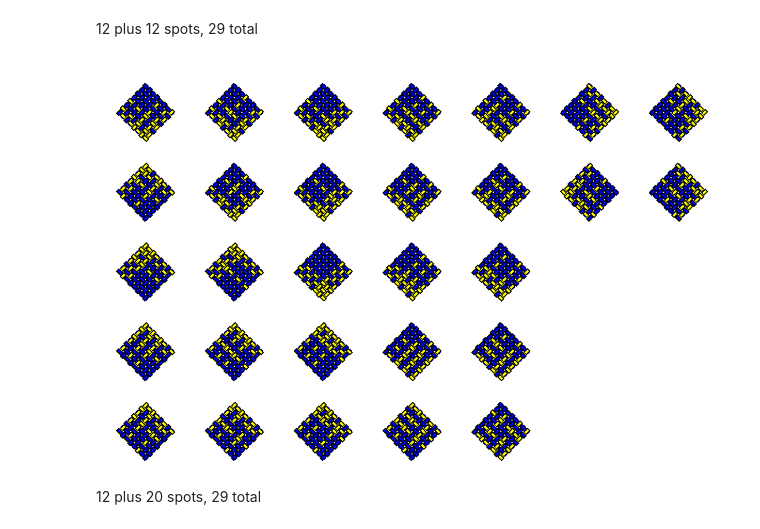
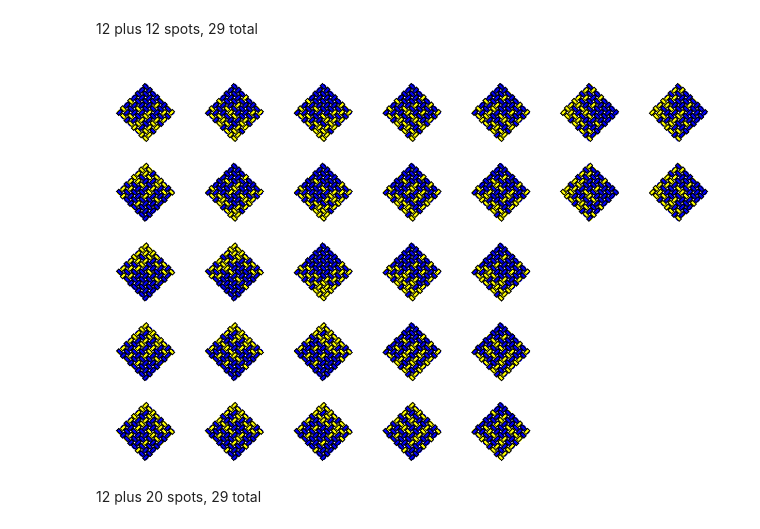
Before and after one commit to joshuarbholden/kumihimo, a Jupyter notebook: naiki_draw.ipynb, the cells around one changed output. Cells and saved outputs as stored; diff of their text form; code cells hidden in the pictures.

```diff
--- a/naiki_draw.ipynb
+++ b/naiki_draw.ipynb
@@ -469,34 +469,34 @@ using Luxor
     left = 3
     right = 3
     tiles = Tiler(currentdrawing().width, currentdrawing().height, 5, 7)
     for (pos, i) in tiles
         origin()
         translate(pos)
         grid = nothing
         if (tiles.currentcol <=5) && (tiles.currentcol >= tiles.currentrow)
             grid= fillGrid(8, bracelets[left+1][tiles.currentrow, :], bracelets[right+1][tiles.currentcol, :],
                 ["blue", "yellow"])
             drawGrid(8, grid, O-(0, 0.8inch), Point(-0.1inch,0.1inch), Point(0.1inch,0.1inch))
         elseif (tiles.currentcol <=5) && (symmtypes[left+1][tiles.currentrow]*symmtypes[right+1][tiles.currentcol] != -1)
             grid= fillGrid(8, reverse(bracelets[left+1][tiles.currentrow, :]),
                 reverse(circshift(bracelets[right+1][tiles.currentcol, :], 0)),
                 ["blue", "yellow"])
             evertGrid(8, grid, O-(0, 0.8inch), Point(-0.1inch,0.1inch), Point(0.1inch,0.1inch))
         elseif (tiles.currentcol <=7) && (tiles.currentrow <=2) &&
                                         (tiles.currentcol-5 >= tiles.currentrow)
-            grid= fillGrid(8, reverse(bracelets[left+1][tiles.currentrow, :]), bracelets[right+1][tiles.currentcol-5, :],
+            grid= fillGrid(8, (bracelets[left+1][tiles.currentrow, :]), reverse(bracelets[right+1][tiles.currentcol-5, :]),
                 ["blue", "yellow"])
             drawGrid(8, grid, O-(0, 0.8inch), Point(-0.1inch,0.1inch), Point(0.1inch,0.1inch))
         elseif (tiles.currentcol <=7) && (tiles.currentrow <=2) &&
                                         (symmtypes[left+1][tiles.currentrow]*symmtypes[right+1][tiles.currentcol-5] != -1)
             grid= fillGrid(8, reverse(bracelets[left+1][tiles.currentrow, :]),
                 (circshift(bracelets[right+1][tiles.currentcol-5, :], 0)),
                 ["blue", "yellow"])
             evertGrid(8, grid, O-(0, 0.8inch), Point(-0.1inch,0.1inch), Point(0.1inch,0.1inch))
         end
     end
     end 17inch 11inch
 # %% [output]
-[figure, old version]
+[figure, new version]
 # %% [markdown]
 12 plus 20 spots, 29 total
```
Also changed, not shown: parts of 6 cells of this notebook.
